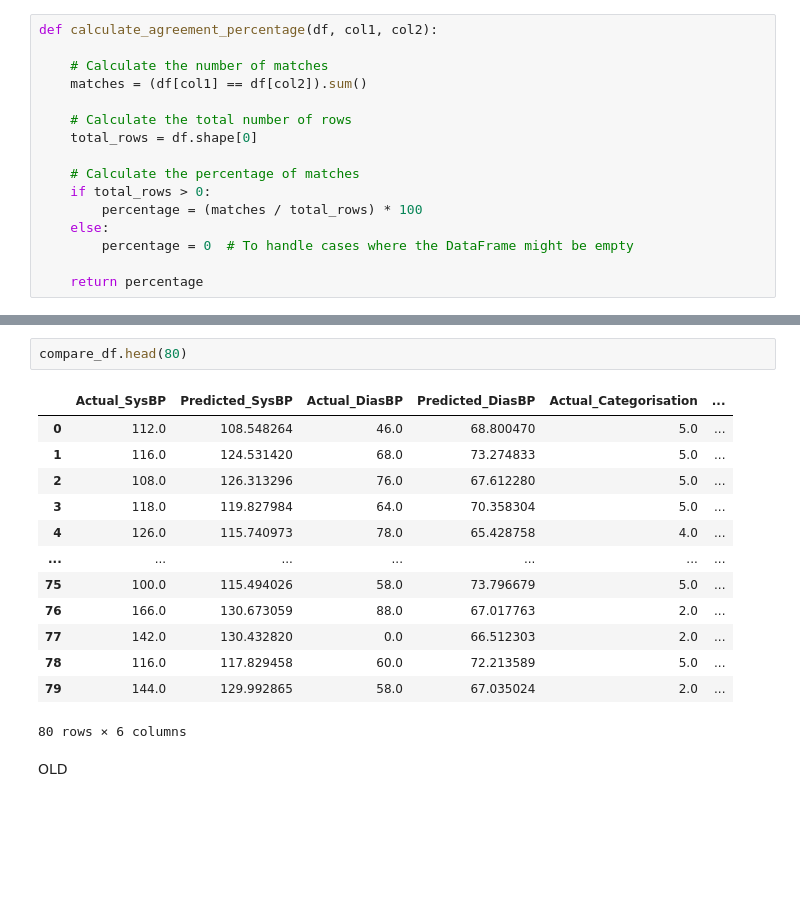
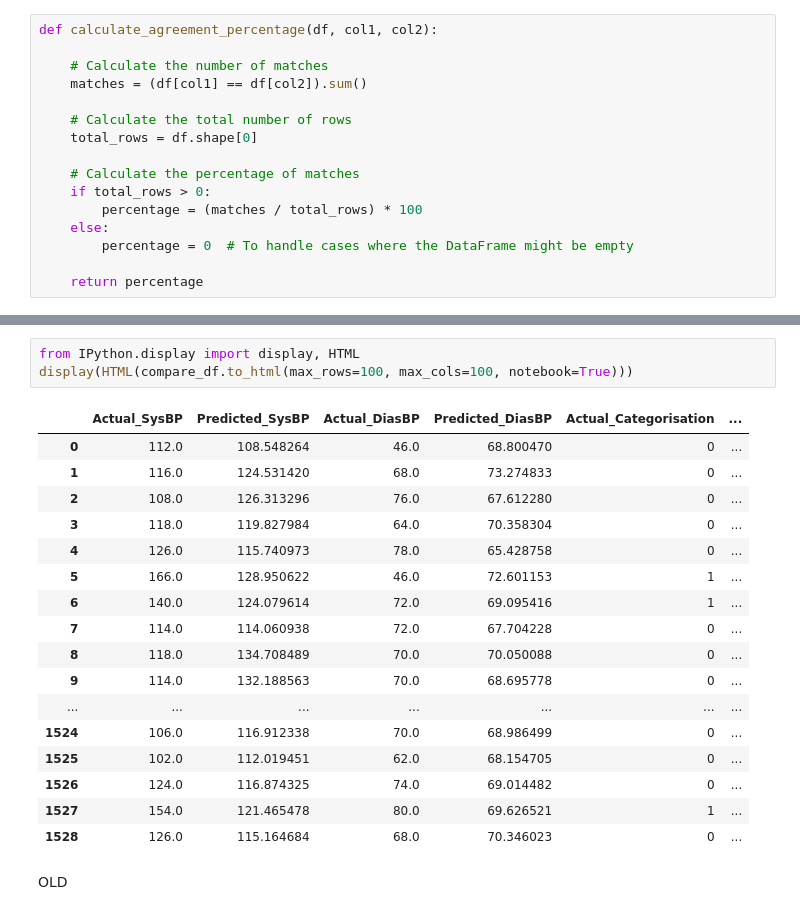
Before and after one commit to samcohen1/HypertensionML, a Jupyter notebook: hypertension_predictor.ipynb, the cells around one changed output, grey strips where cells are left out. Drawn from its saved outputs; the diff is of its cells as text; blank space fills up the shorter version.

Commit message:
Back to two categorisation

```diff
--- a/hypertension_predictor.ipynb
+++ b/hypertension_predictor.ipynb
@@ -730,19 +753,24 @@ Percentage of matching values: 41.92282537606278%
-# %%
-compare_df.head(80)
-# %% [output]
-|  | Actual_SysBP | Predicted_SysBP | Actual_DiasBP | Predicted_DiasBP | Actual_Categorisation | ... |
-| 0 | 112.0 | 108.548264 | 46.0 | 68.800470 | 5.0 | ... |
-| 1 | 116.0 | 124.531420 | 68.0 | 73.274833 | 5.0 | ... |
-| 2 | 108.0 | 126.313296 | 76.0 | 67.612280 | 5.0 | ... |
-| 3 | 118.0 | 119.827984 | 64.0 | 70.358304 | 5.0 | ... |
-| 4 | 126.0 | 115.740973 | 78.0 | 65.428758 | 4.0 | ... |
-| ... | ... | ... | ... | ... | ... | ... |
-| 75 | 100.0 | 115.494026 | 58.0 | 73.796679 | 5.0 | ... |
-| 76 | 166.0 | 130.673059 | 88.0 | 67.017763 | 2.0 | ... |
-| 77 | 142.0 | 130.432820 | 0.0 | 66.512303 | 2.0 | ... |
-| 78 | 116.0 | 117.829458 | 60.0 | 72.213589 | 5.0 | ... |
-| 79 | 144.0 | 129.992865 | 58.0 | 67.035024 | 2.0 | ... |
-80 rows × 6 columns
+# %%
+from IPython.display import display, HTML
+display(HTML(compare_df.to_html(max_rows=100, max_cols=100, notebook=True)))
+# %% [output]
+|  | Actual_SysBP | Predicted_SysBP | Actual_DiasBP | Predicted_DiasBP | Actual_Categorisation | ... |
+| 0 | 112.0 | 108.548264 | 46.0 | 68.800470 | 0 | ... |
+| 1 | 116.0 | 124.531420 | 68.0 | 73.274833 | 0 | ... |
+| 2 | 108.0 | 126.313296 | 76.0 | 67.612280 | 0 | ... |
+| 3 | 118.0 | 119.827984 | 64.0 | 70.358304 | 0 | ... |
+| 4 | 126.0 | 115.740973 | 78.0 | 65.428758 | 0 | ... |
+| 5 | 166.0 | 128.950622 | 46.0 | 72.601153 | 1 | ... |
+| 6 | 140.0 | 124.079614 | 72.0 | 69.095416 | 1 | ... |
+| 7 | 114.0 | 114.060938 | 72.0 | 67.704228 | 0 | ... |
+| 8 | 118.0 | 134.708489 | 70.0 | 70.050088 | 0 | ... |
+| 9 | 114.0 | 132.188563 | 70.0 | 68.695778 | 0 | ... |
+| ... | ... | ... | ... | ... | ... | ... |
+| 1524 | 106.0 | 116.912338 | 70.0 | 68.986499 | 0 | ... |
+| 1525 | 102.0 | 112.019451 | 62.0 | 68.154705 | 0 | ... |
+| 1526 | 124.0 | 116.874325 | 74.0 | 69.014482 | 0 | ... |
+| 1527 | 154.0 | 121.465478 | 80.0 | 69.626521 | 1 | ... |
+| 1528 | 126.0 | 115.164684 | 68.0 | 70.346023 | 0 | ... |
 # %% [markdown]
 OLD
 # %%
```
Also changed, not shown: parts of 4 cells of this notebook.
